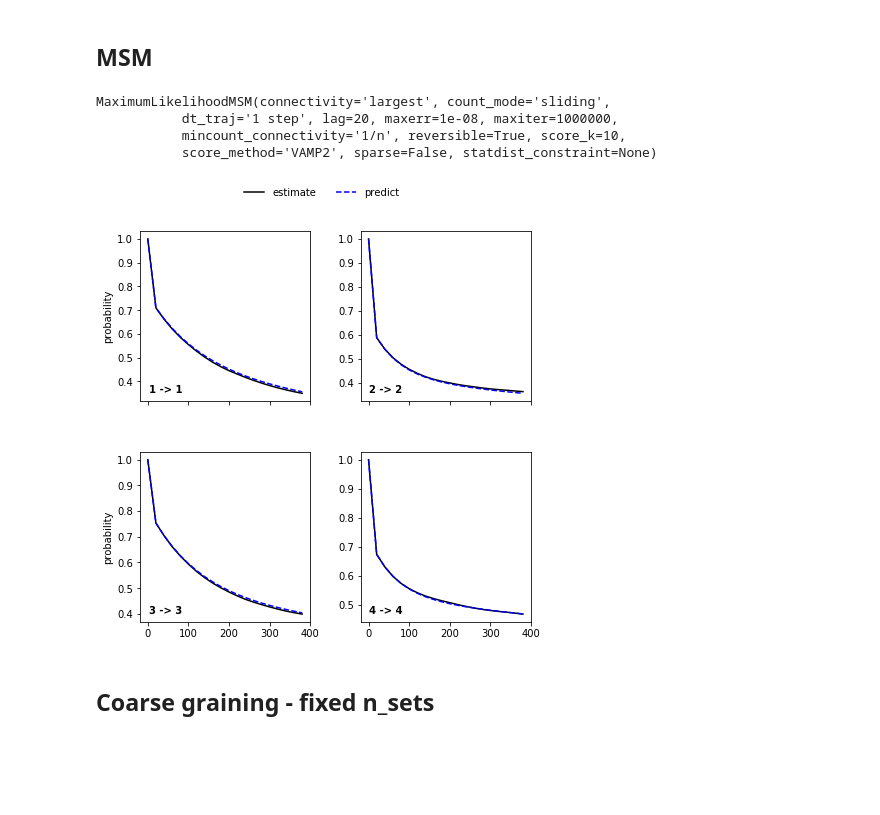
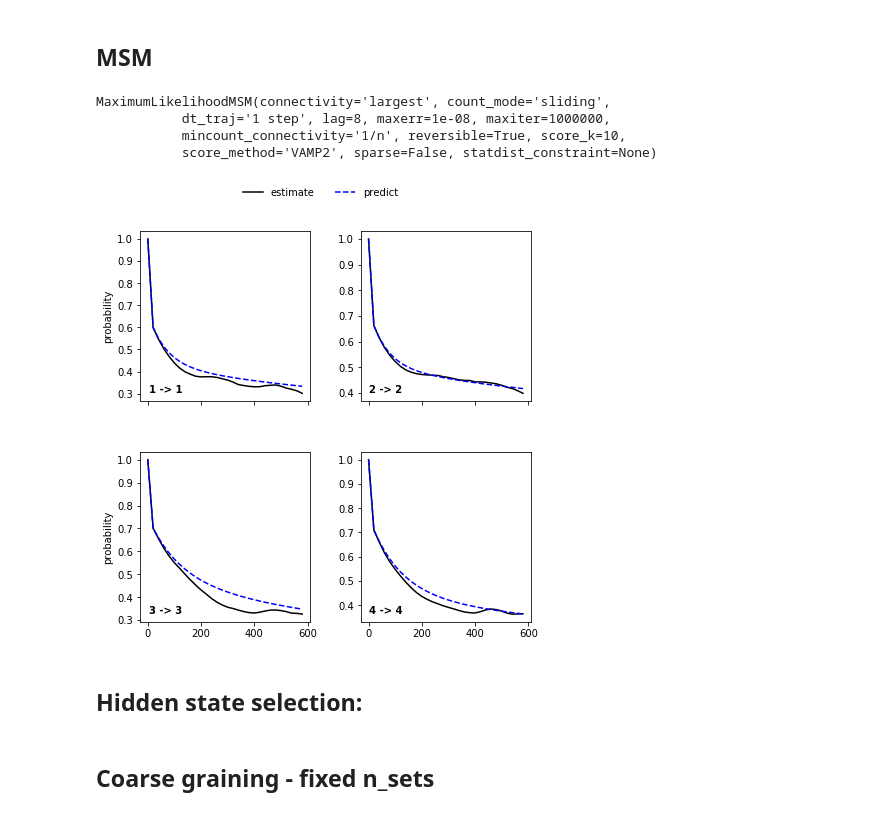
Before and after one commit to RobertArbon/four_well_analysis, a Jupyter notebook: Three-Four-Well-Selection/HMM - likelihood criteria selection.ipynb, the cells around one changed output. Saved outputs shown, nothing was run; the diff lists cells and outputs as text; code cells hidden in the pictures; blank space fills up the shorter version.

```diff
--- a/Three-Four-Well-Selection/HMM - likelihood criteria selection.ipynb
+++ b/Three-Four-Well-Selection/HMM - likelihood criteria selection.ipynb
@@ -35,15 +72,17 @@ dtrajs = cluster.fit_transform(X)
 # %% [markdown]
 ## MSM
 # %%
-msm = MaximumLikelihoodMSM(lag=tau)
-msm.fit(dtrajs)
+m = MaximumLikelihoodMSM(lag=tau)
+m.fit(dtrajs)
 # %% [output]
 MaximumLikelihoodMSM(connectivity='largest', count_mode='sliding',
-           dt_traj='1 step', lag=20, maxerr=1e-08, maxiter=1000000,
+           dt_traj='1 step', lag=8, maxerr=1e-08, maxiter=1000000,
            mincount_connectivity='1/n', reversible=True, score_k=10,
            score_method='VAMP2', sparse=False, statdist_constraint=None)
 # %%
-ck = msm.cktest(nsets=n, mlags=20, err_est=False, show_progress=False)
+ck = msm.cktest(nsets=n, mlags=30, err_est=False, show_progress=False)
 _ = mplt.plot_cktest(ck, diag=True, figsize=(7,7), layout=(2,2), padding_top=0.1, y01=False, padding_between=0.3)
 # %% [output]
-[figure, old version]
+[figure, new version]
+# %% [markdown]
+## Hidden state selection:
```
Also changed, not shown: parts of 6 cells of this notebook, 1 other file.
